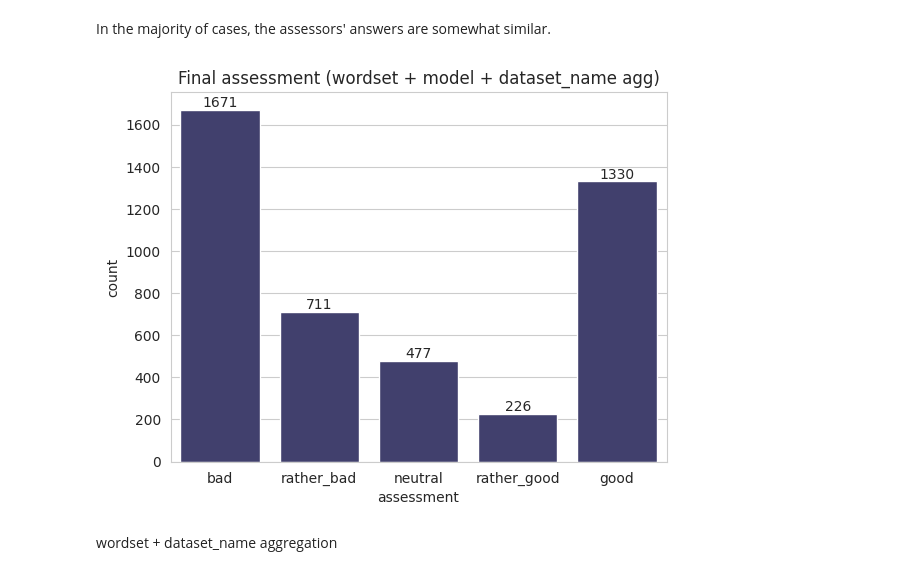
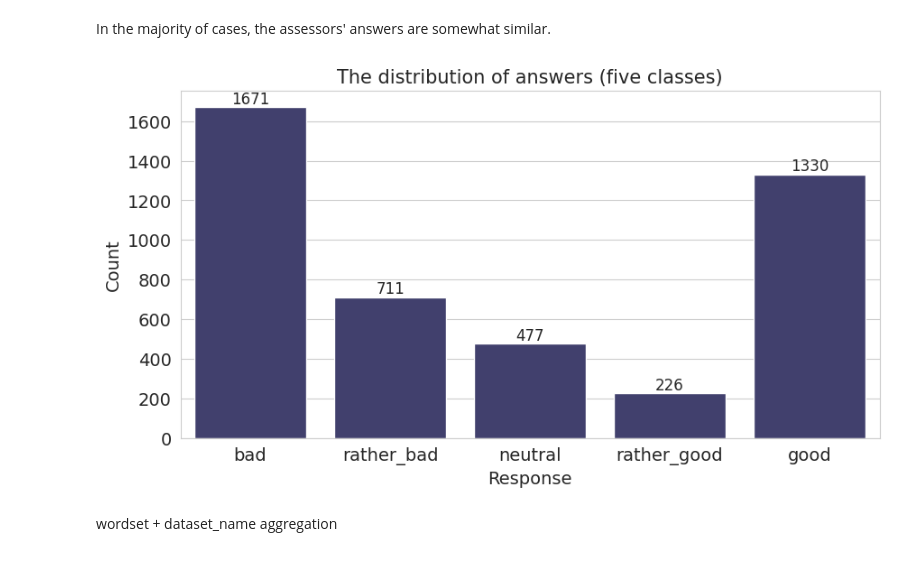
Before and after one commit to alex-mat-s/LLM_QE_TM, a Jupyter notebook: notebooks/EDA_v2.0.ipynb, the cells around one changed output. Cells and saved outputs as stored; diff of their text form; code cells hidden in the pictures.

```diff
--- a/notebooks/EDA_v2.0.ipynb
+++ b/notebooks/EDA_v2.0.ipynb
@@ -252,15 +252,22 @@ mapping = {'bad': -2,
 # get final assessment
 assessments['assessment'] = assessments['OUTPUT:quality'].apply(lambda x: get_assessment(x))
 # %%
+plt.figure(figsize=(10,5))
 ax = sns.countplot(data=assessments, x="assessment", color="#3A3875", order=[-2, -1, 0, 1, 2])
-ax.set_title("Final assessment (wordset + model + dataset_name agg)")
-ax.bar_label(ax.containers[0])
+ax.set_title("The distribution of answers (five classes)", fontsize=15)
+ax.bar_label(ax.containers[0], fontsize=12)
 custom_labels = ["bad", "rather_bad", "neutral", "rather_good", "good"]
 ax.set_xticklabels(custom_labels)
 
+plt.xticks(fontsize=14)
+plt.yticks(fontsize=14)
+
+ax.set_xlabel('Response', fontsize=14)
+ax.set_ylabel('Count', fontsize=14)
+
 plt.show()
 # %% [output]
-[figure, old version]
+[figure, new version]
 # %%
 # Save dataset "assessments" for results analysis
 DATASETS_DIR = BASE_DIR.joinpath('data/datasets')
```
Also changed, not shown: parts of 3 cells of this notebook, 15 other files.
